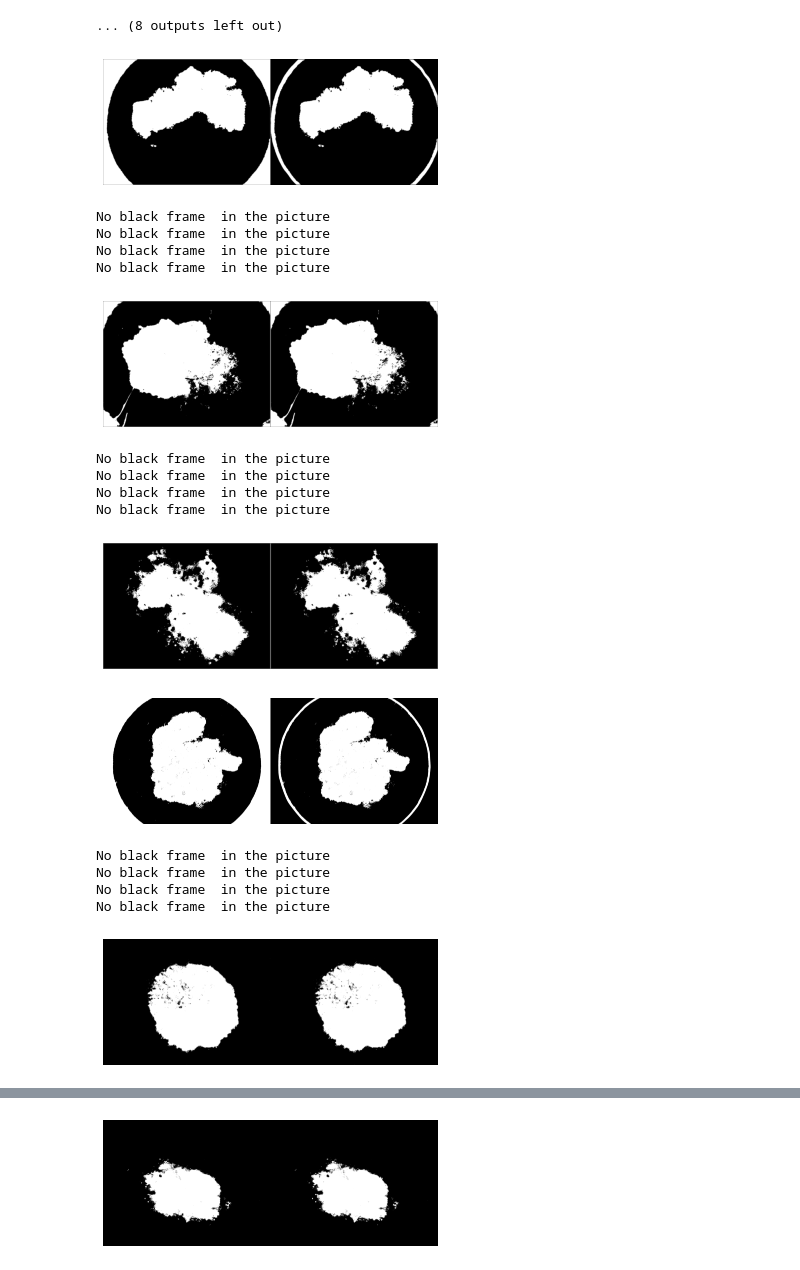
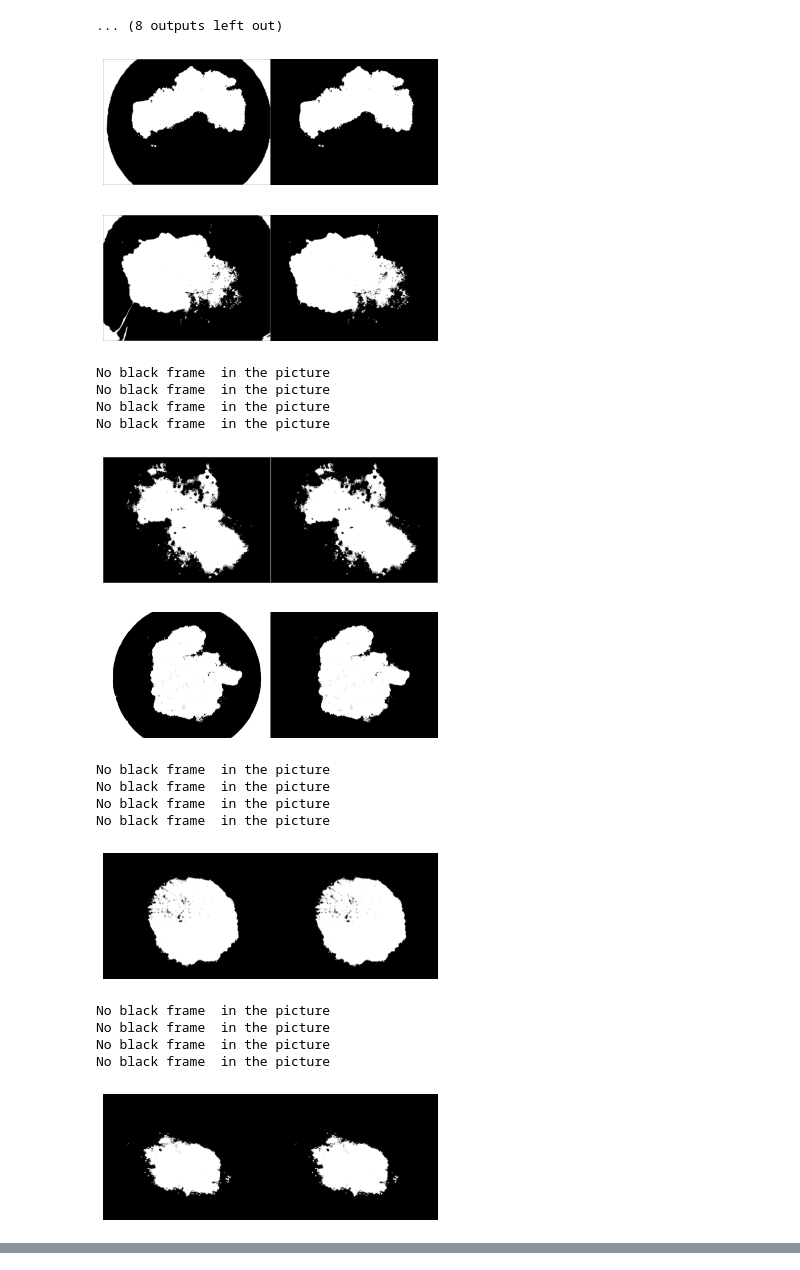
Before and after one commit to louisgiord/Skin_lesion_segmentation, a Jupyter notebook: main.ipynb, the cells around one changed output, grey strips where cells are left out. Saved outputs shown, nothing was run; the diff lists cells and outputs as text; code cells hidden in the pictures.

```diff
--- a/main.ipynb
+++ b/main.ipynb
@@ -178,9 +178,9 @@ DICE for image 6:  0.7009878098677075
 #Black removal
 
 #Parameters
-tau = 60
+tau = 150
 l=5
-x,y= 20,20
+x,y= 10,10
 
 mask1_pp1 = br.mask_remove(im_gray1,tau,l,x,y)
 tresh1_pp1 = otsu(im_gray1,mask1_pp1)
@@ -220,52 +220,52 @@ tresh6_pp1 = otsu(im_gray6,mask6_pp1)
 ret,result = cv2.threshold(im_gray6,tresh6_pp1,255,cv2.THRESH_BINARY_INV)
 result6_pp1 = mask_display(im_gray6,mask6_pp1,tresh6_pp1)
 viewimgs(result,result6_pp1)
 
 
 mask7_pp1 = br.mask_remove(im_gray7,tau,l,x,y)
 tresh7_pp1 = otsu(im_gray7,mask7_pp1)
 ret,result = cv2.threshold(im_gray7,tresh7_pp1,255,cv2.THRESH_BINARY_INV)
 result7_pp1 = mask_display(im_gray7,mask7_pp1,tresh7_pp1)
 viewimgs(result,result7_pp1)
 
 
 mask8_pp1 = br.mask_remove(im_gray8,tau,l,x,y)
 tresh8_pp1 = otsu(im_gray8,mask8_pp1)
 ret,result = cv2.threshold(im_gray8,tresh8_pp1,255,cv2.THRESH_BINARY_INV)
 result8_pp1 = mask_display(im_gray8,mask8_pp1,tresh8_pp1)
 viewimgs(result,result8_pp1)
 
 mask9_pp1 = br.mask_remove(im_gray9,tau,l,x,y)
 tresh9_pp1 = otsu(im_gray9,mask9_pp1)
 ret,result = cv2.threshold(im_gray9,tresh9_pp1,255,cv2.THRESH_BINARY_INV)
 result9_pp1 = mask_display(im_gray9,mask9_pp1,tresh9_pp1)
 viewimgs(result,result9_pp1)
 
 mask10_pp1 = br.mask_remove(im_gray10,tau,l,x,y)
 tresh10_pp1 = otsu(im_gray10,mask10_pp1)
 ret,result = cv2.threshold(im_gray10,tresh10_pp1,255,cv2.THRESH_BINARY_INV)
 result10_pp1 = mask_display(im_gray10,mask10_pp1,tresh10_pp1)
 viewimgs(result,result10_pp1)
 # %% [output]
-[figure, old version]
+[figure, new version]
+[figure, new version]
 No black frame  in the picture
 No black frame  in the picture
 No black frame  in the picture
 No black frame  in the picture
-[figure, old version]
-No black frame  in the picture
-No black frame  in the picture
-No black frame  in the picture
-No black frame  in the picture
 [figure]
-[figure, old version]
+[figure, new version]
+No black frame  in the picture
+No black frame  in the picture
+No black frame  in the picture
+No black frame  in the picture
+[figure]
 No black frame  in the picture
 No black frame  in the picture
 No black frame  in the picture
 No black frame  in the picture
-[figure]
+[figure]
 No black frame  in the picture
 No black frame  in the picture
 No black frame  in the picture
 No black frame  in the picture
-[figure]
```
Also changed, not shown: parts of 7 cells of this notebook, 17 other files.
